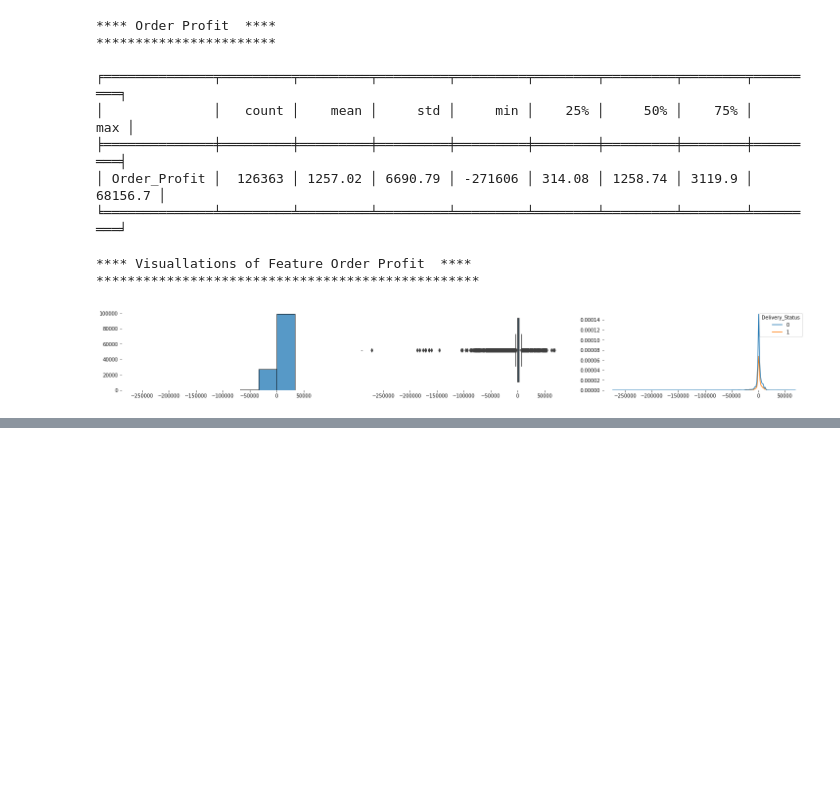
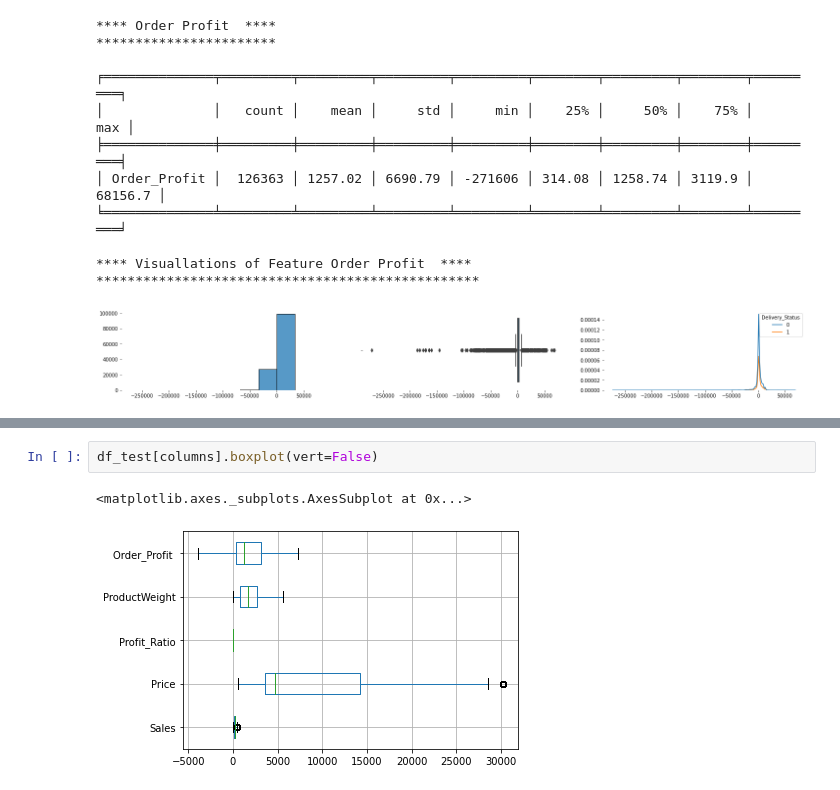
Before and after one commit to psiva2019/Hackathon, a Jupyter notebook: Algoritmo/Algoritmo.ipynb, the cells around one changed output, grey strips where cells are left out. Cells and saved outputs as stored; diff of their text form; blank space fills up the shorter version.

```diff
--- a/Algoritmo/Algoritmo.ipynb
+++ b/Algoritmo/Algoritmo.ipynb
@@ -615,0 +642,5 @@ display_unq(df,'ProductWeight','Delivery_Status',10,'num','Product Weight',textl
+# %%
+df_test[columns].boxplot(vert=False)
+# %% [output]
+<matplotlib.axes._subplots.AxesSubplot at 0x...>
+[figure, added]
```
Also changed, not shown: parts of 8 cells of this notebook.
